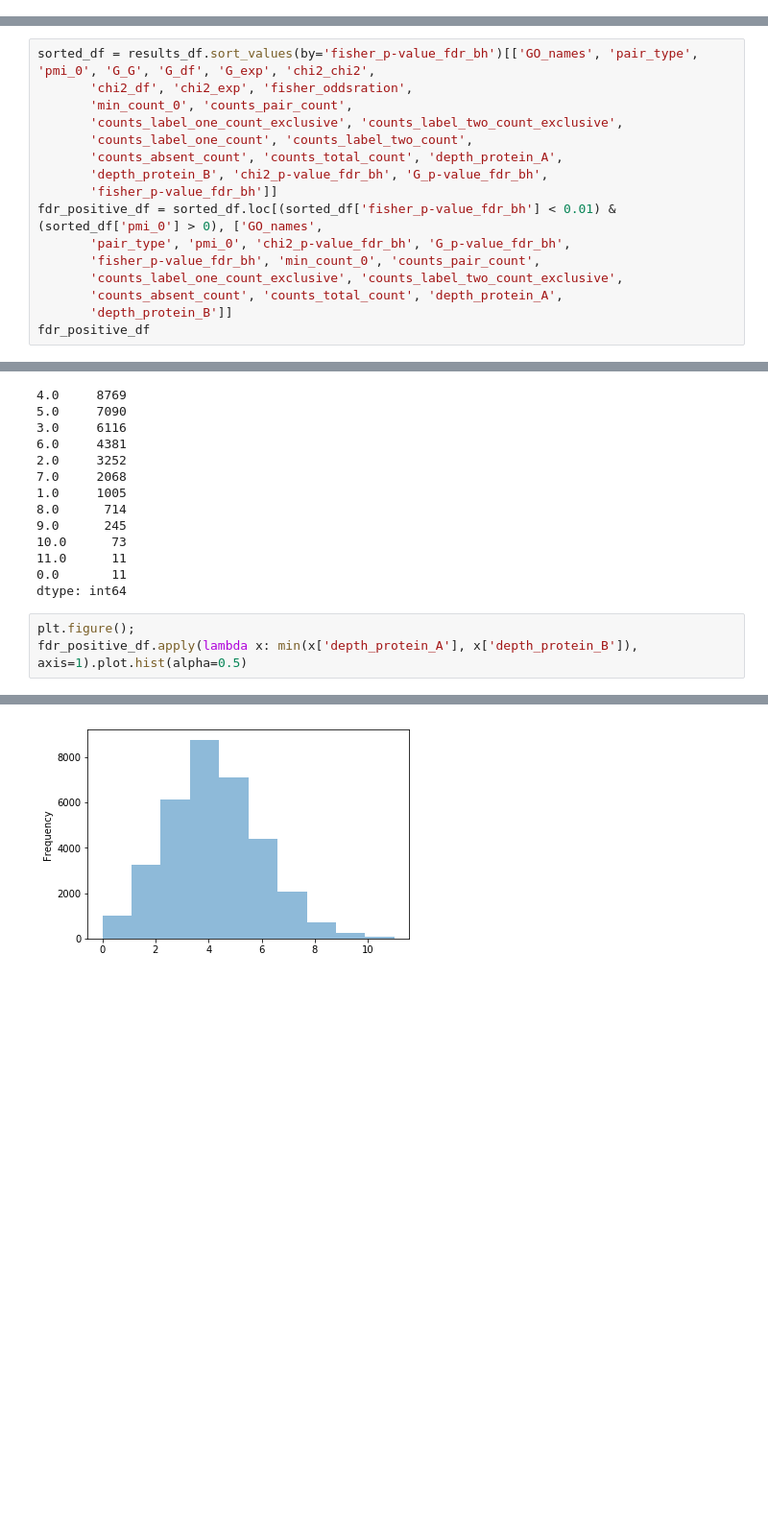
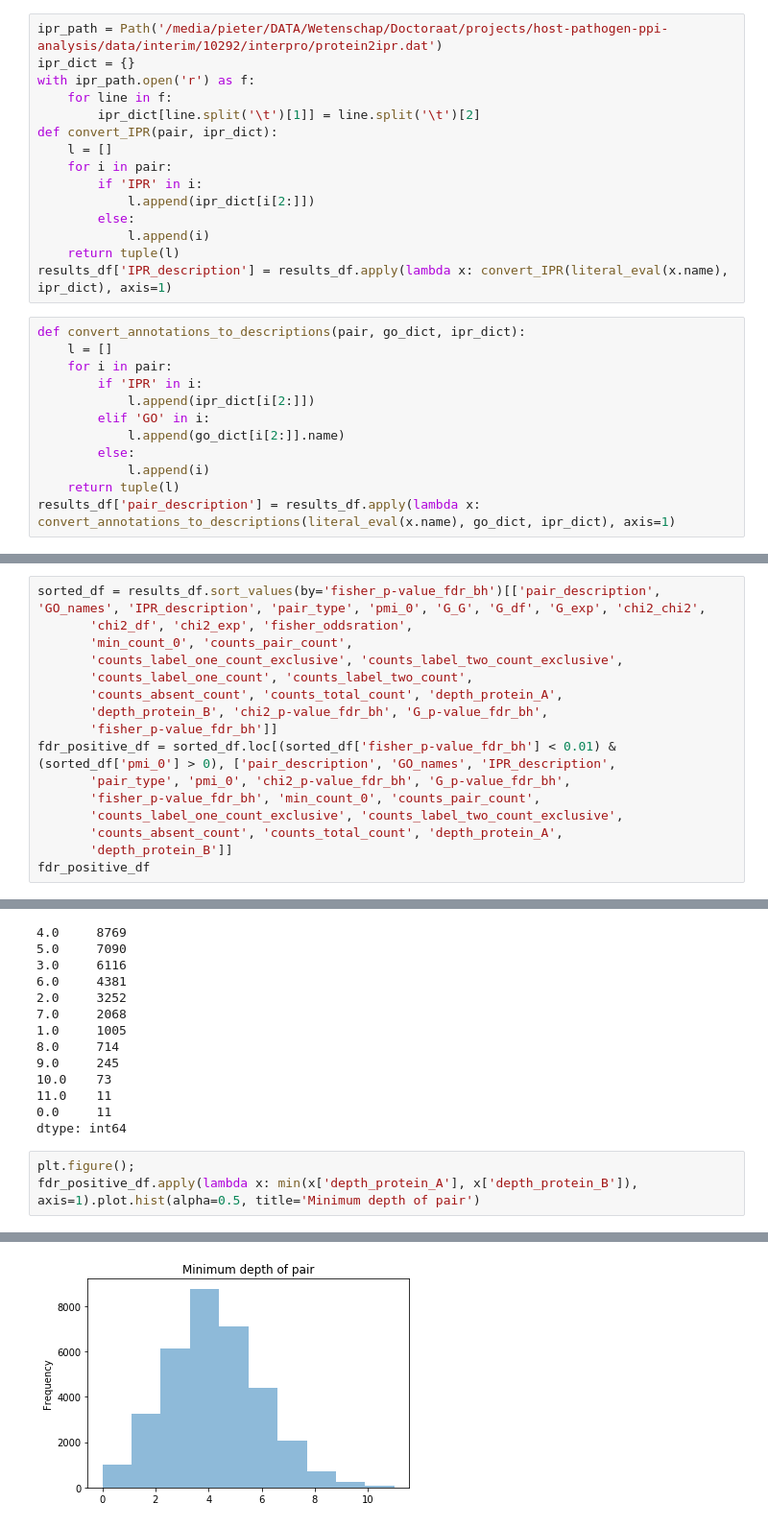
Before and after one commit to pmoris/host-pathogen-ppi-analysis, a Jupyter notebook: notebooks/pairwise mining - results.ipynb, the cells around one changed output, grey strips where cells are left out. Shown: that part at 96% size. Cells and saved outputs as stored; diff of their text form; blank space fills up the shorter version.

Commit message:
Update propagation result notebook

```diff
--- a/notebooks/pairwise mining - results.ipynb
+++ b/notebooks/pairwise mining - results.ipynb
@@ -226,3 +242,30 @@ results_df['GO_names'] = results_df.apply(lambda x: convert_GO_names(literal_eva
+# %%
+ipr_path = Path('/media/pieter/DATA/Wetenschap/Doctoraat/projects/host-pathogen-ppi-analysis/data/interim/10292/interpro/protein2ipr.dat')
+ipr_dict = {}
+with ipr_path.open('r') as f:
+    for line in f:
+        ipr_dict[line.split('\t')[1]] = line.split('\t')[2]
+def convert_IPR(pair, ipr_dict):
+    l = []
+    for i in pair:
+        if 'IPR' in i:
+            l.append(ipr_dict[i[2:]])
+        else:
+            l.append(i)
+    return tuple(l)
+results_df['IPR_description'] = results_df.apply(lambda x: convert_IPR(literal_eval(x.name), ipr_dict), axis=1)
+# %%
+def convert_annotations_to_descriptions(pair, go_dict, ipr_dict):
+    l = []
+    for i in pair:
+        if 'IPR' in i:
+            l.append(ipr_dict[i[2:]])
+        elif 'GO' in i:
+            l.append(go_dict[i[2:]].name)
+        else:
+            l.append(i)
+    return tuple(l)
+results_df['pair_description'] = results_df.apply(lambda x: convert_annotations_to_descriptions(literal_eval(x.name), go_dict, ipr_dict), axis=1)
 # %% [markdown]
 Add column describing the type of the annotation pair: 'GO-GO', 'GO-IPR', 'IPR-GO' and 'IPR-IPR'.
 # %%
@@ -247,7 +292,7 @@ results_df['pair_type'] = results_df.apply(lambda x: pair_type(literal_eval(x.na
 # %% [markdown]
 Sort the results on FDR-corrected p-values and filter out those larger than 0.1.
 # %%
-sorted_df = results_df.sort_values(by='fisher_p-value_fdr_bh')[['GO_names', 'pair_type', 'pmi_0', 'G_G', 'G_df', 'G_exp', 'chi2_chi2',
+sorted_df = results_df.sort_values(by='fisher_p-value_fdr_bh')[['pair_description', 'GO_names', 'IPR_description', 'pair_type', 'pmi_0', 'G_G', 'G_df', 'G_exp', 'chi2_chi2',
        'chi2_df', 'chi2_exp', 'fisher_oddsration',
        'min_count_0', 'counts_pair_count',
        'counts_label_one_count_exclusive', 'counts_label_two_count_exclusive',
@@ -255,7 +300,7 @@ sorted_df = results_df.sort_values(by='fisher_p-value_fdr_bh')[['GO_names', 'pai
        'counts_absent_count', 'counts_total_count', 'depth_protein_A',
        'depth_protein_B', 'chi2_p-value_fdr_bh', 'G_p-value_fdr_bh',
        'fisher_p-value_fdr_bh']]
-fdr_positive_df = sorted_df.loc[(sorted_df['fisher_p-value_fdr_bh'] < 0.01) & (sorted_df['pmi_0'] > 0), ['GO_names',
+fdr_positive_df = sorted_df.loc[(sorted_df['fisher_p-value_fdr_bh'] < 0.01) & (sorted_df['pmi_0'] > 0), ['pair_description', 'GO_names', 'IPR_description',
        'pair_type', 'pmi_0', 'chi2_p-value_fdr_bh', 'G_p-value_fdr_bh',
        'fisher_p-value_fdr_bh', 'min_count_0', 'counts_pair_count',
        'counts_label_one_count_exclusive', 'counts_label_two_count_exclusive',
@@ -341,7 +366,7 @@ fdr_positive_df.apply(lambda x: min(x['depth_protein_A'], x['depth_protein_B']),
 dtype: int64
 # %%
 plt.figure();
-fdr_positive_df.apply(lambda x: min(x['depth_protein_A'], x['depth_protein_B']), axis=1).plot.hist(alpha=0.5)
+fdr_positive_df.apply(lambda x: min(x['depth_protein_A'], x['depth_protein_B']), axis=1).plot.hist(alpha=0.5, title='Minimum depth of pair')
 # %% [output]
 <matplotlib.axes._subplots.AxesSubplot at 0x...>
-[figure, old version]
+[figure, new version]
```
Also changed, not shown: parts of 67 cells of this notebook.
